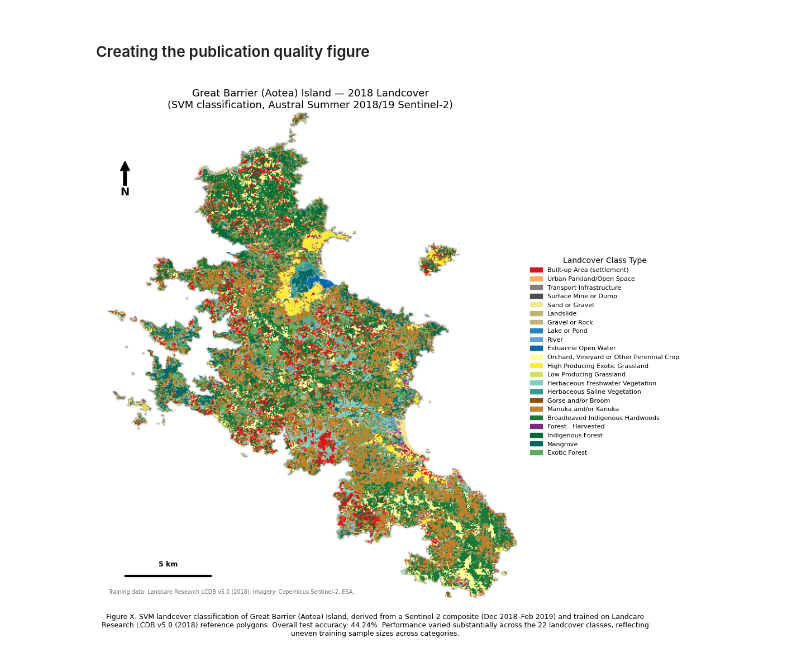
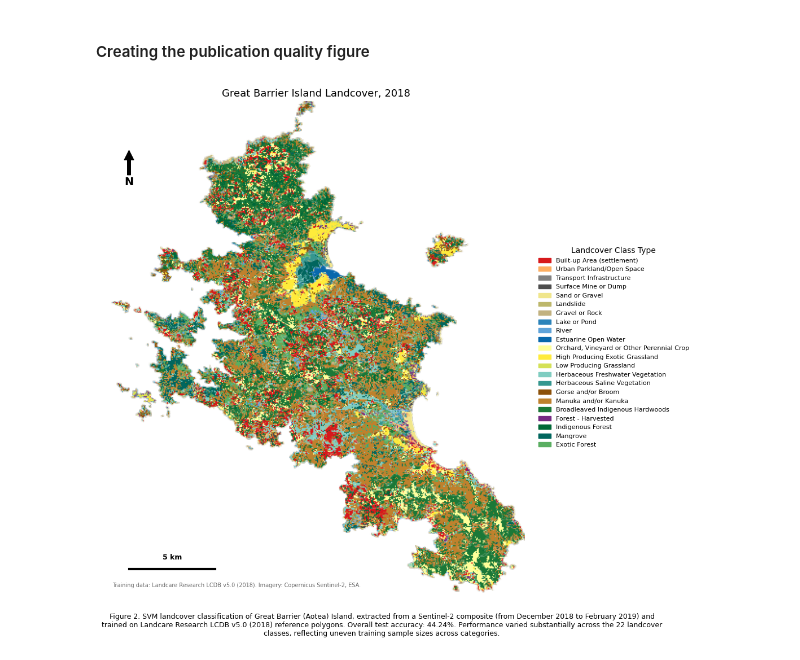
Before and after one commit to dhruvpGEE/SatelliteDataAI-UOA, a Jupyter notebook: Lab-Notebooks/DhruvPatel_761_Lab2.ipynb, the cells around one changed output. Drawn from its saved outputs; the diff is of its cells as text; code cells hidden in the pictures.

```diff
--- a/Lab-Notebooks/DhruvPatel_761_Lab2.ipynb
+++ b/Lab-Notebooks/DhruvPatel_761_Lab2.ipynb
@@ -746,7 +757,7 @@ fig, ax = plt.subplots(figsize=(10, 10))
 
 # --- Main map image ---
 ax.imshow(img_gbi_classified_clipped)
-ax.set_title('Great Barrier (Aotea) Island — 2018 Landcover\n(SVM classification, Austral Summer 2018/19 Sentinel-2)', fontsize=13)
+ax.set_title('Great Barrier Island Landcover, 2018', fontsize=13)
 ax.axis('off')
 
 img_h, img_w = img_gbi_classified_clipped.shape[0], img_gbi_classified_clipped.shape[1]
@@ -770,35 +781,34 @@ ax.annotate('N', xy=(0.05, 0.90), xytext=(0.05, 0.83),
 
 # Adding scale bar to map
 # aoi_gbi spans ~175.28 to 175.55 deg longitude (~0.27 deg)
 lon_span_deg = 175.55 - 175.28
 lon_span_km = lon_span_deg * 89.8
 km_per_pixel = lon_span_km / img_w
 
 scale_km = 5  # 5 km scale bar
 scale_px = scale_km / km_per_pixel
 
 bar_x_start = img_w * 0.05
 bar_y = img_h * 0.95
 ax.plot([bar_x_start, bar_x_start + scale_px], [bar_y, bar_y], color='black', linewidth=3)
 ax.text(bar_x_start + scale_px / 2, bar_y - img_h * 0.02, f'{scale_km} km',
         ha='center', fontsize=9, fontweight='bold')
 
 # Adding data attribution into the map figure
 ax.text(0.01, 0.01,
         'Training data: Landcare Research LCDB v5.0 (2018). Imagery: Copernicus Sentinel-2, ESA.',
         transform=ax.transAxes, fontsize=7, color='dimgray', va='bottom')
 
 # Adding figure caption
 caption = (
-    f"Figure X. SVM landcover classification of Great Barrier (Aotea) Island, derived from a Sentinel-2 "
-    f"composite (Dec 2018–Feb 2019) and trained on Landcare Research LCDB v5.0 (2018) reference polygons. "
-    f"Overall test accuracy: {accuracy_score(y_test, y_pred):.2%}. Performance varied substantially across "
-    f"the 22 landcover classes, reflecting uneven training sample sizes across categories."
+    f"Figure 2. SVM landcover classification of Great Barrier (Aotea) Island, extracted from a Sentinel-2 "
+    f"composite (from December 2018 to February 2019) and trained on Landcare Research LCDB v5.0 (2018) reference polygons. "
+    f"Overall test accuracy: {accuracy_score(y_test, y_pred):.2%}. Performance varied substantially across the 22 landcover classes, reflecting uneven training sample sizes across categories."
 )
 fig.text(0.5, -0.02, caption, wrap=True, ha='center', fontsize=9)
 
 plt.tight_layout()
 plt.savefig('great_barrier_island_landcover.png', dpi=300, bbox_inches='tight')
 plt.show()
 # %% [output]
-[figure, old version]
+[figure, new version]
```
Also changed, not shown: parts of 7 cells of this notebook.
